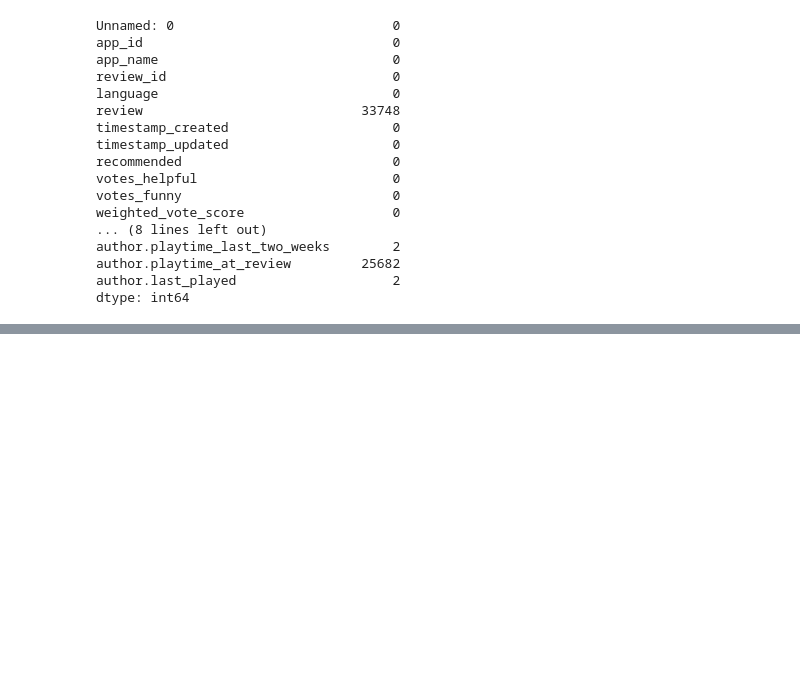
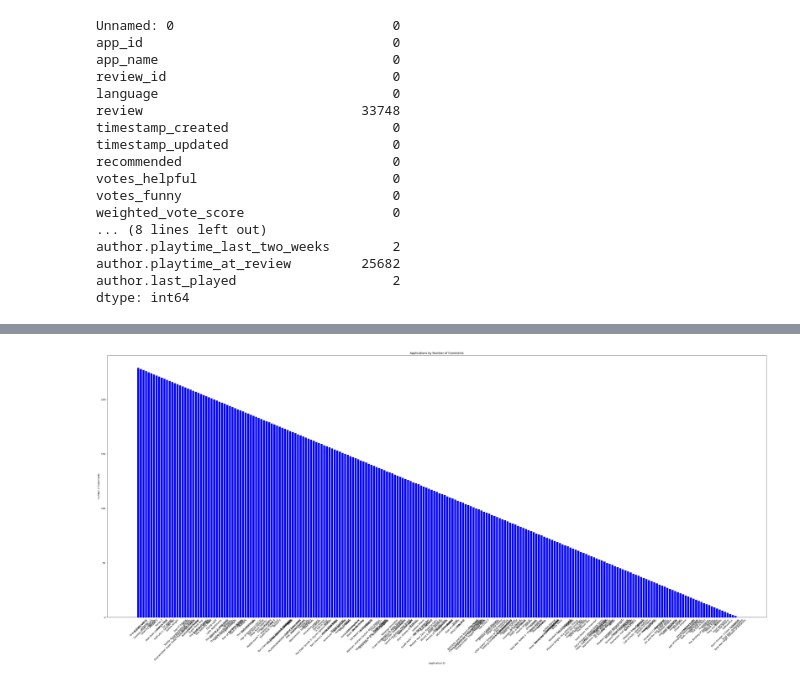
Before and after one commit to yaraoyoussef/ADM-HW2, a Jupyter notebook: main.ipynb, the cells around one changed output, grey strips where cells are left out. Cells and saved outputs as stored; diff of their text form; code cells hidden in the pictures; blank space fills up the shorter version.

```diff
--- a/main.ipynb
+++ b/main.ipynb
@@ -82,0 +116,14 @@ dtype: int64
+# %%
+### RQb)
+# join between 10 commentator and entire table using inner join
+df_filtered = df.merge(arr_max_comments[['author.steamid']], on='author.steamid', how='inner')
+df_extract=df_filtered[['language','author.num_reviews']]
+#get reviews by language
+df_grouped =df_extract.groupby('language')['author.num_reviews'].sum().reset_index()
+# sorting it
+df_extract=df_grouped.sort_values('author.num_reviews',ascending=False)
+# getting all reviews
+total_reviews = df_extract['author.num_reviews'].sum()
+# take percentage of reviews
+df_extract['percentage'] = (df_extract['author.num_reviews'] / total_reviews)*100
+print(df_extract)
@@ -82,0 +162,13 @@ dtype: int64
+# %%
+### RQ5d) calculation
+df_extract=df_filtered[['app_name','author.num_reviews']]
+# sum num of reviews based on app name
+df_grouped=df_extract.groupby('app_name')['author.num_reviews'].sum().reset_index()
+df_extract=df_grouped.sort_values('author.num_reviews',ascending=False)
+index_array = pd.Series(range(1, len(df_extract) + 1))
+# Reverse rank
+reversed_array = [x for x in range(len(df_extract),0,-1)]
+
+# Add rank to the table
+df_extract.loc[:,'reversed_index'] = reversed_array
+print(df_extract)
@@ -82,0 +190,18 @@ dtype: int64
+# %%
+# RQ5d) plotting
+import matplotlib.pyplot as plt  # Correct the import to use pyplot
+
+# Assuming df_extract is your DataFrame
+plt.figure(figsize=(50, 20))
+plt.bar(df_extract['app_name'], df_extract['reversed_index'], color='blue')
+
+# Add labels and title
+plt.xlabel('Application Name')
+plt.ylabel('Number of Comments')
+plt.title('Applications by Number of Comments')
+plt.xticks(rotation=45)  # Rotate the x-axis labels for better readability
+
+# Show the plot
+plt.show()
+# %% [output]
+[figure, added]
```
Also changed, not shown: parts of 6 cells of this notebook.
